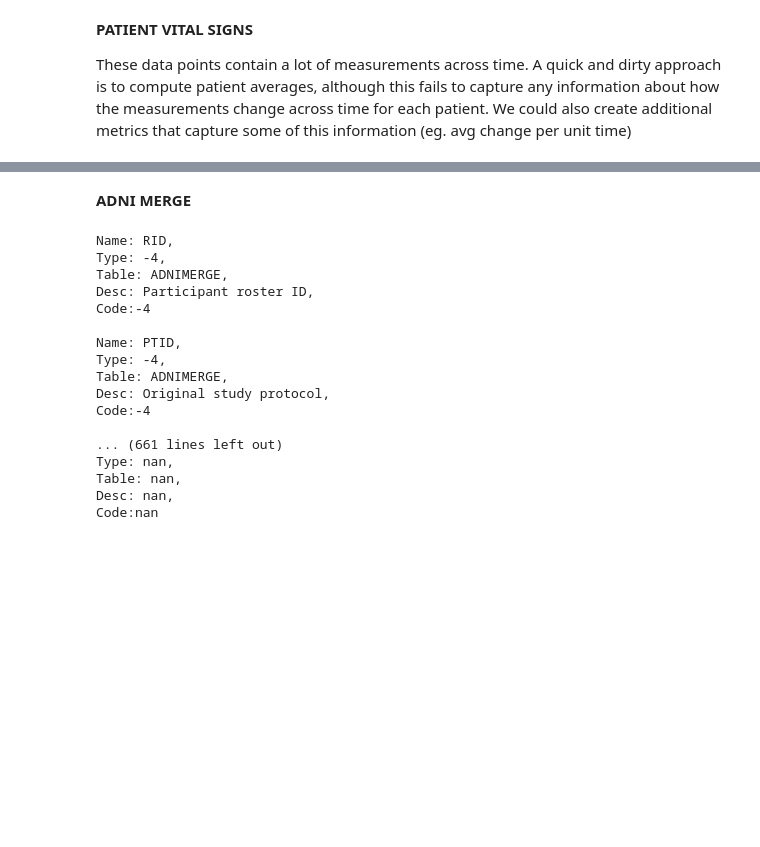
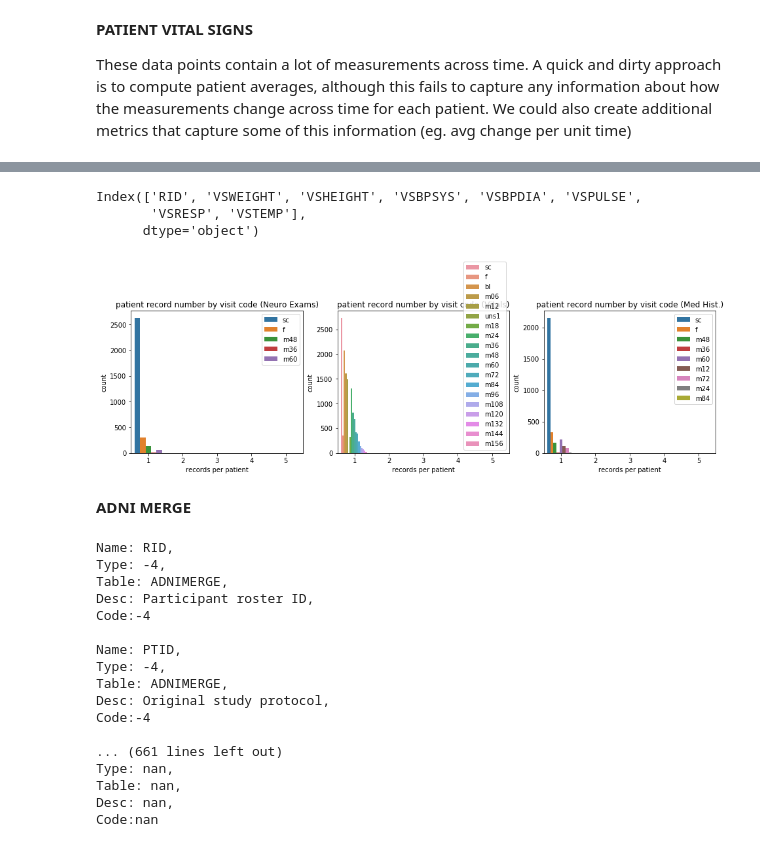
Before and after one commit to werkhoven/CS109_notebooks, a Jupyter notebook: FINAL PROJECT/Medical History EDA.ipynb, the cells around one changed output, grey strips where cells are left out. Saved outputs shown, nothing was run; the diff lists cells and outputs as text; code cells hidden in the pictures; blank space fills up the shorter version.

```diff
--- a/FINAL PROJECT/Medical History EDA.ipynb
+++ b/FINAL PROJECT/Medical History EDA.ipynb
@@ -359,9 +362,60 @@ def combine_patient_data(pat_df, new_df):
     pat_df = pat_df.append(new_df.loc[~is_old], sort=True)
 
     return(pat_df)
+# %%
+def patient_num_records(df):
+
+    # get indices grouped by patient
+    n_measurements = df.groupby("RID").apply(lambda x: x.shape[0])
+    #RID_idx = df.groupby("RID").apply(lambda x: x.index.tolist())
+    #first_idx = RID_idx.apply(lambda x: x[0])
+    #last_idx = RID_idx.apply(lambda x: x[-1])
+
+    return(n_measurements)
 # %%
 # combine_patient_data from neurological exams and vitals
 new_pat = combine_patient_data(patient_data, avg_vitals_by_patient)
+# %%
+vitals_df.columns
+# %% [output]
+Index(['RID', 'VSWEIGHT', 'VSHEIGHT', 'VSBPSYS', 'VSBPDIA', 'VSPULSE',
+       'VSRESP', 'VSTEMP'],
+      dtype='object')
+# %%
+all_dfs = [nex_df, vitals_df, med_df]
+df_names = ["Neuro Exams","Vitals","Med Hist."]
+grp = "VISCODE2"
+bins = np.arange(1,7,1)
+nbins = bins.shape[0]-1
+plt.figure(figsize=(16,4))
+for i,df in enumerate(all_dfs):
+
+    # create subplot for histogram of each df
+    by_viscode = df.groupby(grp)
+    records_per_viscode = by_viscode.apply(patient_num_records)
+
+    # get viscodes from df
+    viscodes = df[grp].dropna().unique()
+    nv = viscodes.shape[0]
+    vc = np.tile(viscodes,nbins)
+    tmp_counts = np.zeros(viscodes.shape[0]*nbins)
+    tmp_n = np.tile(np.arange(1,nbins+1,1).reshape(-1,1),nv).reshape(-1,nv).flatten()
+    tmp_df = pd.DataFrame(data=np.vstack((vc,tmp_n,tmp_counts)).T, columns=[grp,"records","count"])
+
+    plt.subplot(1,len(all_dfs),i+1)
+    for j,code in enumerate(viscodes):
+
+        # count num in each category
+        tmp_df.loc[tmp_df[grp]==code,'count'] = np.histogram(records_per_viscode[code].values, bins)[0]
+
+    sns.barplot(x="records", y="count", hue=grp, data=tmp_df)
+
+    plt.xlabel("records per patient")
+    plt.ylabel("count")
+    plt.title("patient record number by visit code ({})".format(df_names[i]))
+    plt.legend()
+# %% [output]
+[figure, added]
 # %% [markdown]
 **ADNI MERGE**
 # %%
```
Also changed, not shown: parts of 9 cells of this notebook, 11 other files.
